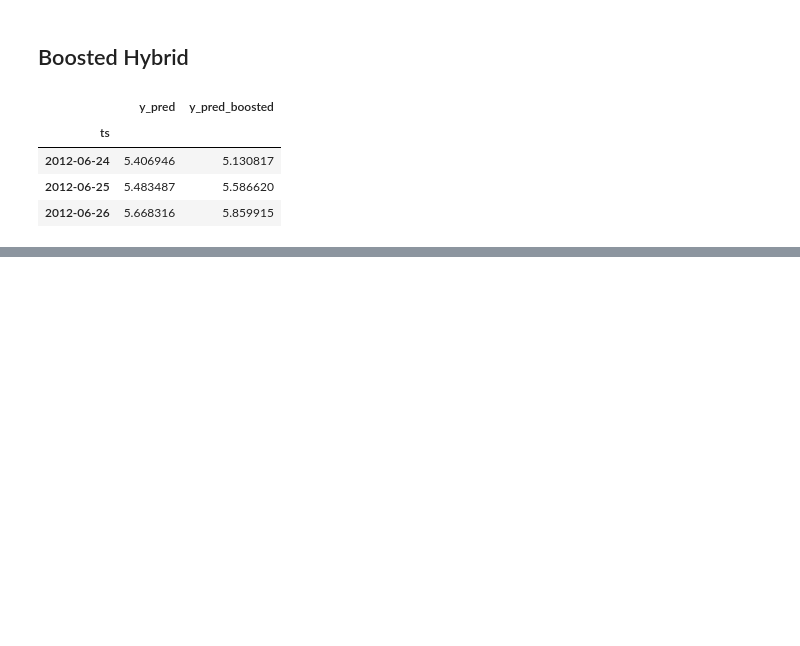
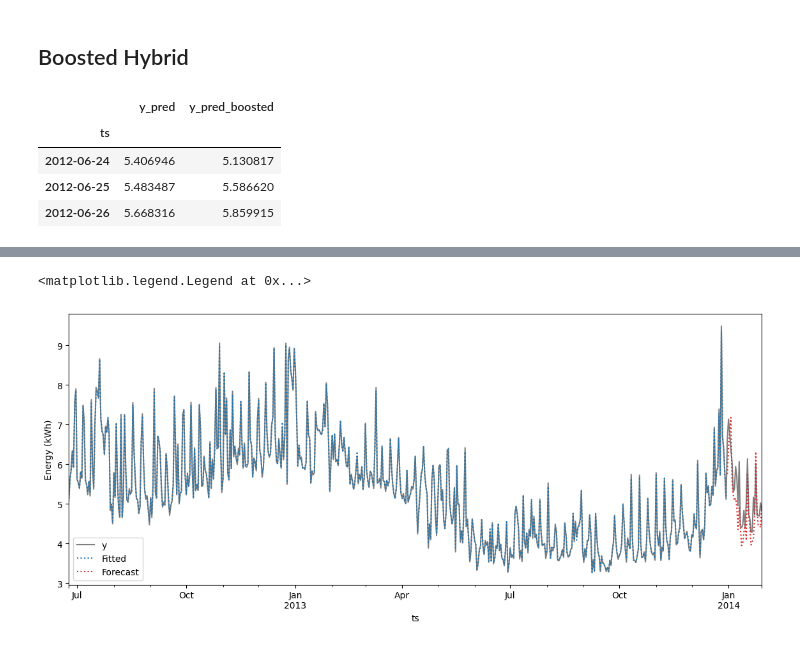
Before and after one commit to shemw/eforecast, a Jupyter notebook: eforecaster_class.ipynb, the cells around one changed output, grey strips where cells are left out. Cells and saved outputs as stored; diff of their text form; code cells hidden in the pictures; blank space fills up the shorter version.

```diff
--- a/eforecaster_class.ipynb
+++ b/eforecaster_class.ipynb
@@ -134,0 +162,17 @@ plt.show()
+# %%
+X_2_train, X_2_valid, y_train, y_valid = train_test_split(
+                                             X_2, y,
+                                             test_size=30,
+                                             shuffle=False
+                                            )
+# %%
+# fit the two models on the training data
+model.fit(X_1_train, X_2_train, y_train)
+# %%
+# run a self-predict on the train data and a future predict on the validation data
+
+y_fit = model.predict(X_1_train, X_2_train)
+y_fit = y_fit.clip(0.0)
+# %%
+y_pred = model.predict(X_1_valid, X_2_valid)
+y_pred = y_pred.clip(0.0)
@@ -134,0 +189,10 @@ plt.show()
+# %%
+# plot the results
+
+ax = y.plot(figsize=(14, 5.5), alpha=0.5, title="", ylabel="Energy (kWh)", color="k")
+ax = y_fit.y_pred_boosted.plot(ax=ax, label="Fitted", color="C0", linestyle=":")
+ax = y_pred.y_pred_boosted.plot(ax=ax, label="Forecast", color="C3", linestyle=":")
+ax.legend()
+# %% [output]
+<matplotlib.legend.Legend at 0x...>
+[figure, added]
```
Also changed, not shown: parts of 11 cells of this notebook, 1 other file.
